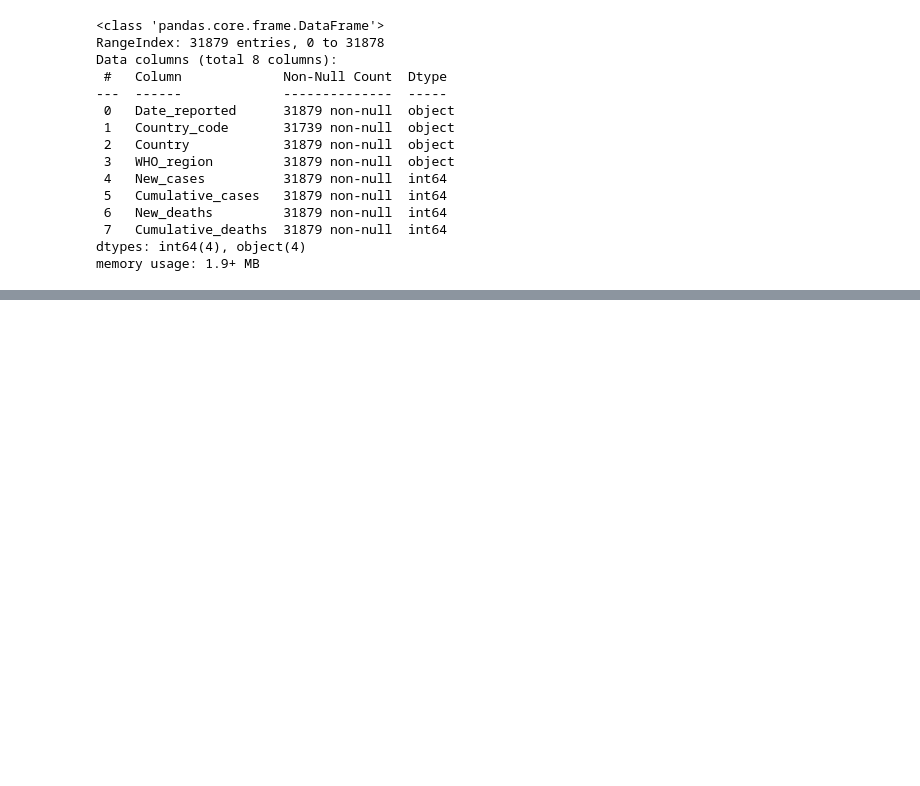
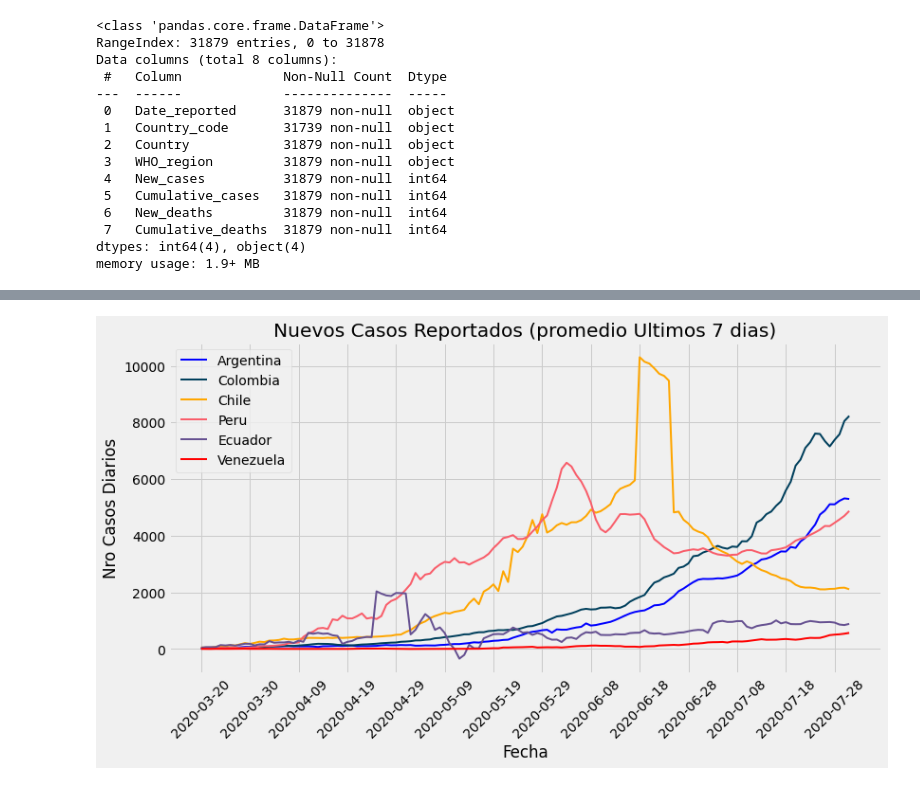
Before and after one commit to MagcDEV/covidVen, a Jupyter notebook: covid_19_ven.ipynb, the cells around one changed output, grey strips where cells are left out. Cells and saved outputs as stored; diff of their text form; code cells hidden in the pictures; blank space fills up the shorter version.

```diff
--- a/covid_19_ven.ipynb
+++ b/covid_19_ven.ipynb
@@ -174,16 +141,25 @@ df_ven
 # %%
-df_ven.index = df_ven.Date_reported
-plt.figure(figsize=(16,10))
-plt.title('Nuevos casos diarios confirmados de COVID-19.', fontdict={'fontweight':'bold', 'fontsize': 16})
-plt.plot(df_ven.Date_reported, df_ven.New_cases_roll_col, 'red', label = 'Colombia')
-plt.plot(df_ven.Date_reported, df_ven.New_cases_roll_chi, 'yellow', label = 'Chile')
-plt.plot(df_ven.Date_reported, df_ven.New_cases_roll_per, 'green', label = 'Peru')
-plt.plot(df_ven.Date_reported, df_ven.New_cases_roll_arg, 'blue', label = 'Argentina')
-plt.plot(df_ven.Date_reported, df_ven.New_cases_roll_ecu, 'grey', label = 'Ecuador')
+plt.figure(figsize=(12,6))
+plt.style.use('fivethirtyeight')
+plt.plot(df_ven.Date_reported, df_ven.New_cases_roll_arg, color='blue', linewidth=2,
+label='Argentina')
+plt.plot(df_ven.Date_reported, df_ven.New_cases_roll_col, color='#003f5c', linewidth=2,
+label='Colombia')
+plt.plot(df_ven.Date_reported, df_ven.New_cases_roll_chi, color='#ffa600', linewidth=2,
+label='Chile')
+plt.plot(df_ven.Date_reported, df_ven.New_cases_roll_per, color='#f95d6a', linewidth=2,
+label='Peru')
+plt.plot(df_ven.Date_reported, df_ven.New_cases_roll_ecu, color='#665191', linewidth=2,
+label='Ecuador')
+plt.plot(df_ven.Date_reported, df_ven.New_cases_roll_ven, color='red', linewidth=2,
+label='Venezuela')
+plt.ylabel('Nro Casos Diarios')
+plt.xlabel('Fecha')
+plt.title('Nuevos Casos Reportados (promedio Ultimos 7 dias)')
 x_ticks = np.arange(0, len(df_ven.Date_reported), 10)
 plt.xticks(x_ticks ,rotation=45)
 plt.legend()
-x_coordinates = [0, 133]
-y_coordinates = [0, 0]
-plt.plot(x_coordinates, y_coordinates, "black")
+plt.grid(True)
 plt.show()
+# %% [output]
+[figure, added]
```
Also changed, not shown: parts of 12 cells of this notebook, 6 other files.
